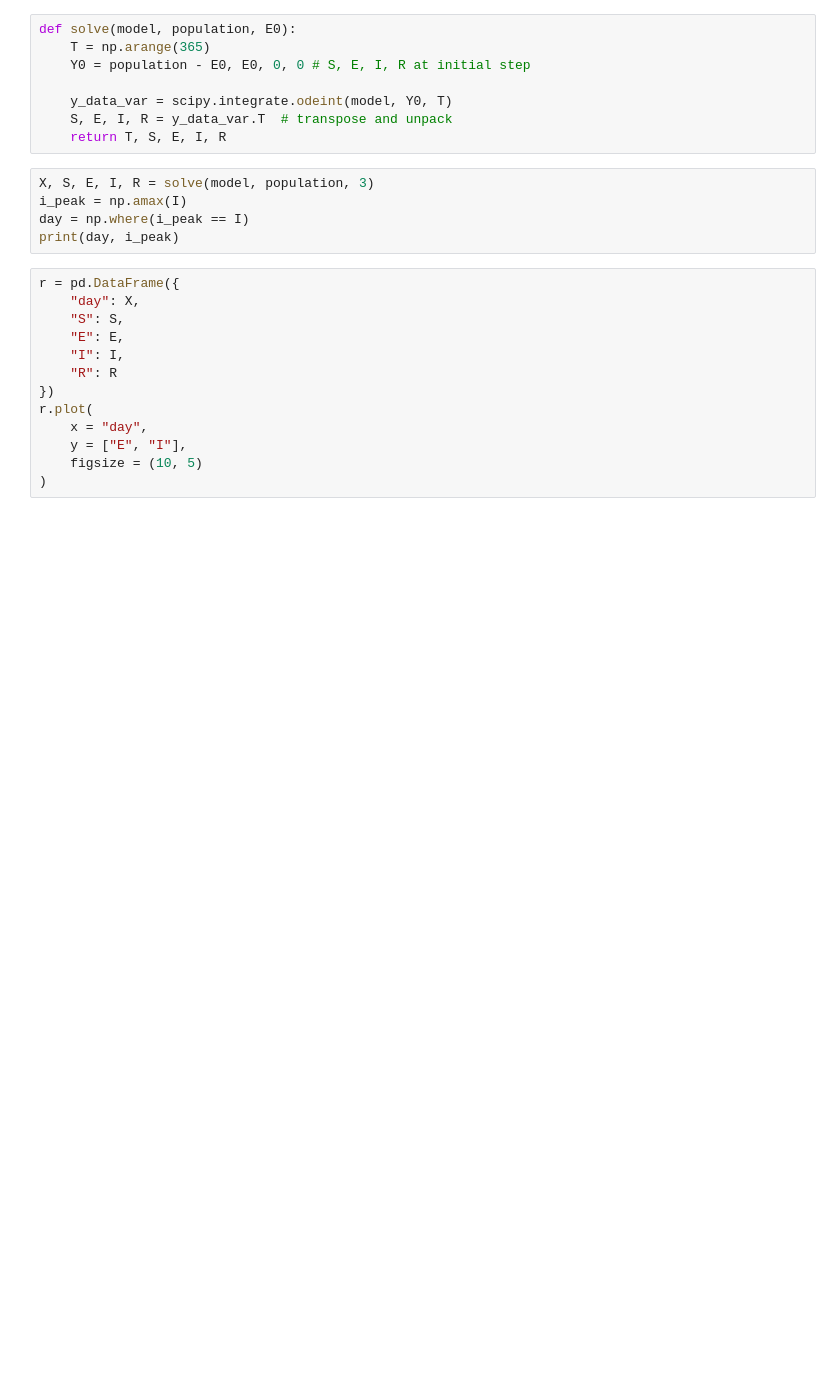
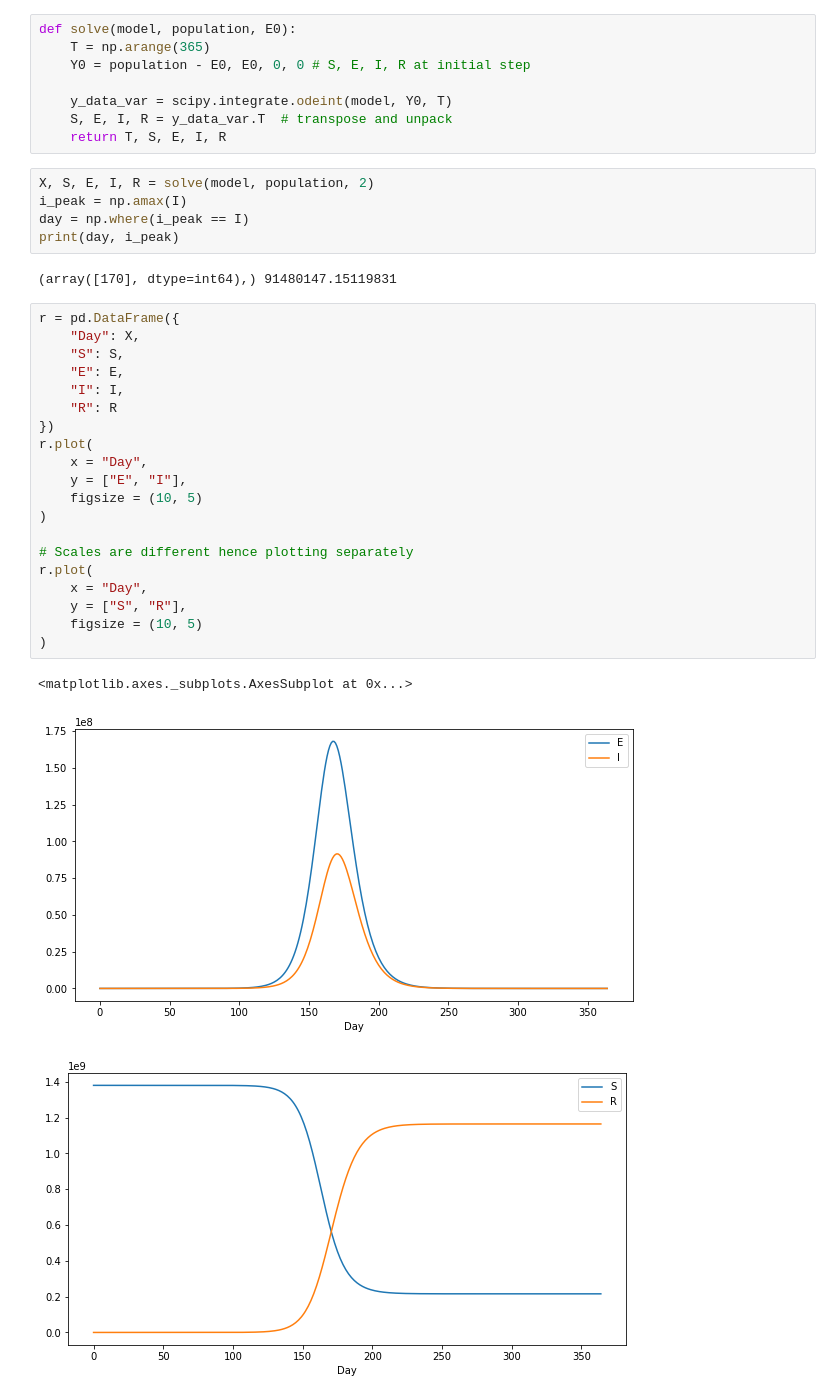
Before and after one commit to VICS-CORE/stats, a Jupyter notebook: 05_SEIR_simple.ipynb, the cells around one changed output. Saved outputs shown, nothing was run; the diff lists cells and outputs as text; blank space fills up the shorter version.

Commit message:
Update 05_SEIR_simple.ipynb
Added S and R graph

```diff
--- a/05_SEIR_simple.ipynb
+++ b/05_SEIR_simple.ipynb
@@ -38,20 +36,33 @@ def solve(model, population, E0):
     S, E, I, R = y_data_var.T  # transpose and unpack
     return T, S, E, I, R
 # %%
-X, S, E, I, R = solve(model, population, 3)
+X, S, E, I, R = solve(model, population, 2)
 i_peak = np.amax(I)
 day = np.where(i_peak == I)
 print(day, i_peak)
+# %% [output]
+(array([170], dtype=int64),) 91480147.15119831
 # %%
 r = pd.DataFrame({
-    "day": X,
+    "Day": X,
     "S": S,
     "E": E,
     "I": I,
     "R": R
 })
 r.plot(
-    x = "day",
+    x = "Day",
     y = ["E", "I"],
     figsize = (10, 5)
 )
+
+# Scales are different hence plotting separately
+r.plot(
+    x = "Day",
+    y = ["S", "R"],
+    figsize = (10, 5)
+)
+# %% [output]
+<matplotlib.axes._subplots.AxesSubplot at 0x...>
+[figure, added]
+[figure, added]
```
Also changed, not shown: parts of 1 cell of this notebook.
